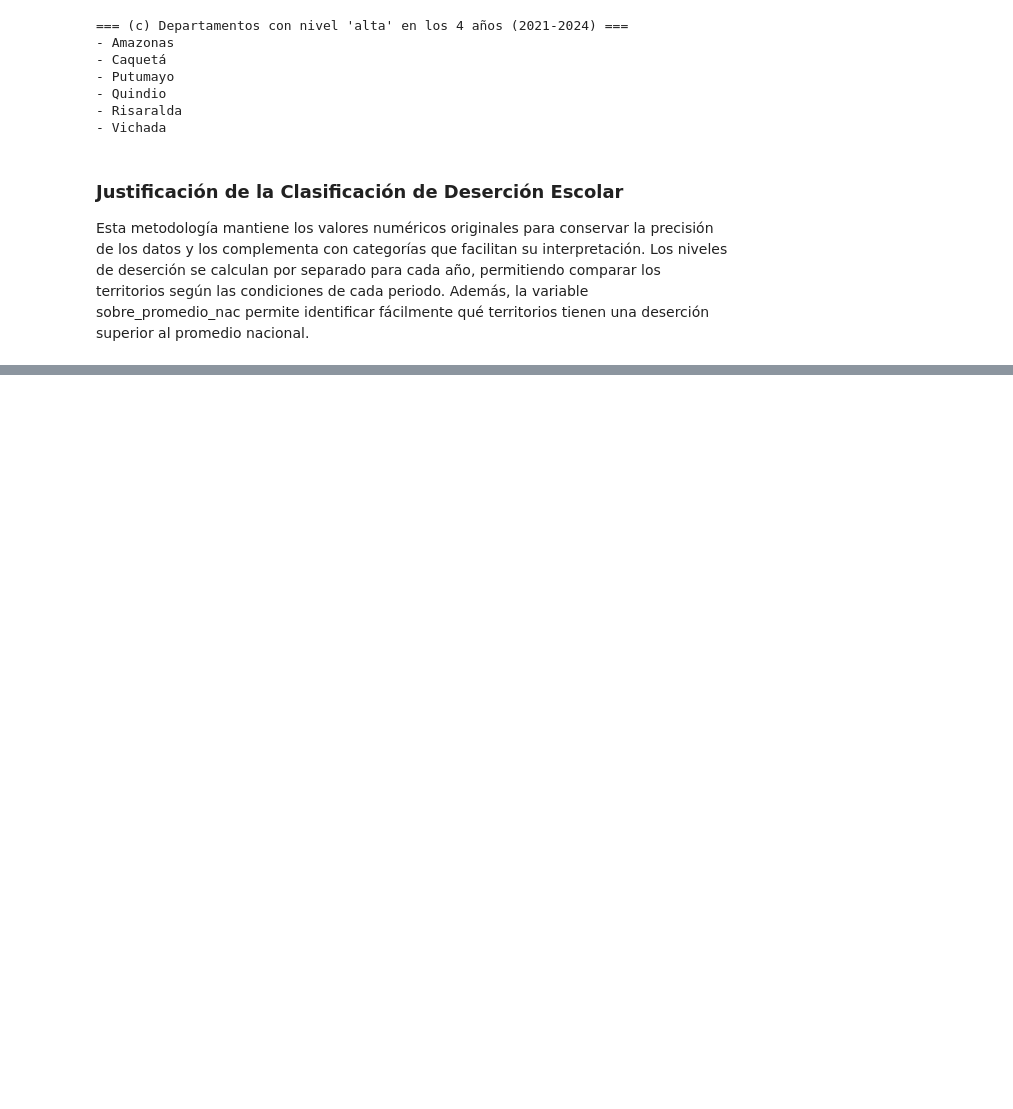
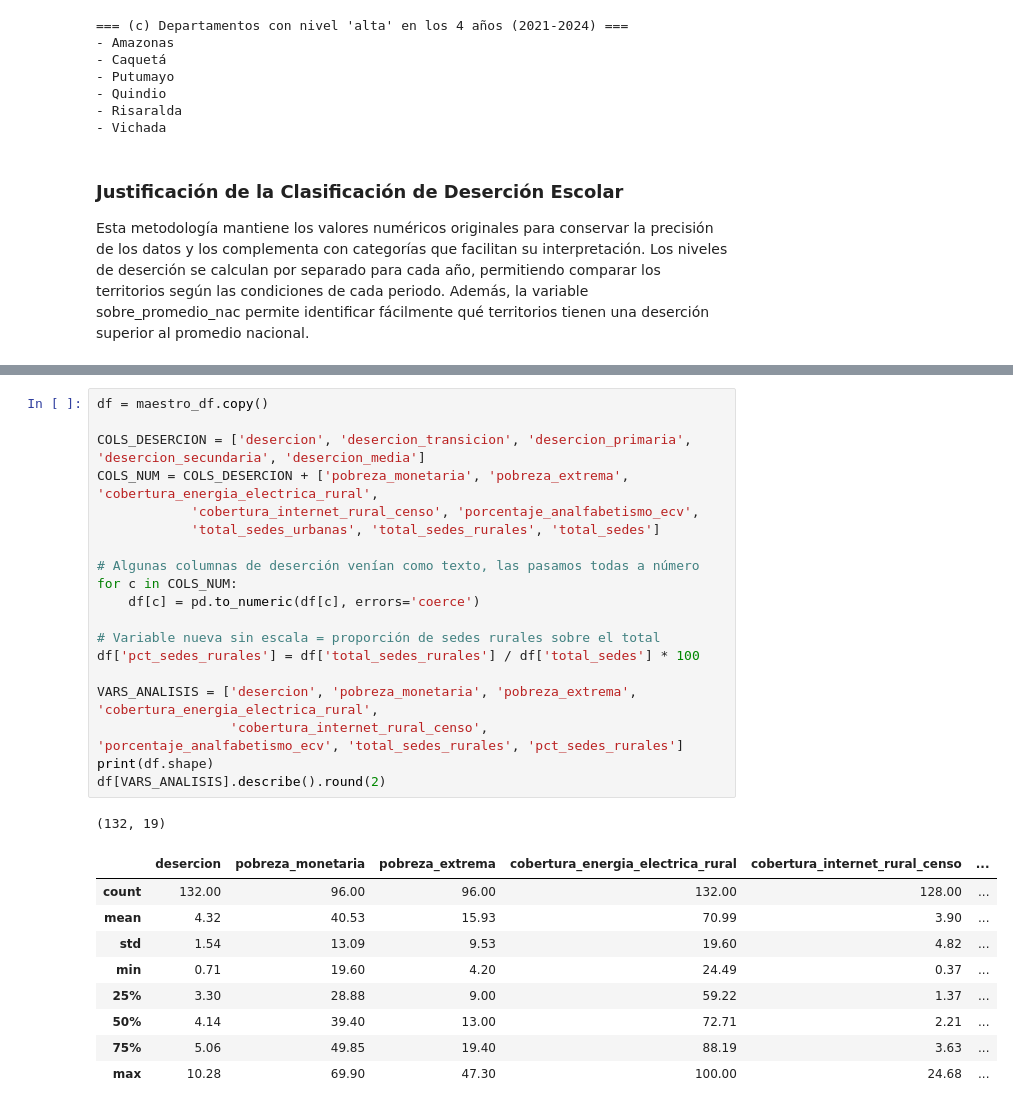
Before and after one commit to emily-escudero/Analitica-Educacion-rural, a Jupyter notebook: Entrega3EducacionRural.ipynb, the cells around one changed output, grey strips where cells are left out. Drawn from its saved outputs; the diff is of its cells as text; blank space fills up the shorter version.

```diff
--- a/Entrega3EducacionRural.ipynb
+++ b/Entrega3EducacionRural.ipynb
@@ -956,0 +968,30 @@ Esta metodología mantiene los valores numéricos originales para conservar la p
+# %%
+df = maestro_df.copy()
+
+COLS_DESERCION = ['desercion', 'desercion_transicion', 'desercion_primaria', 'desercion_secundaria', 'desercion_media']
+COLS_NUM = COLS_DESERCION + ['pobreza_monetaria', 'pobreza_extrema', 'cobertura_energia_electrica_rural',
+            'cobertura_internet_rural_censo', 'porcentaje_analfabetismo_ecv',
+            'total_sedes_urbanas', 'total_sedes_rurales', 'total_sedes']
+
+# Algunas columnas de deserción venían como texto, las pasamos todas a número
+for c in COLS_NUM:
+    df[c] = pd.to_numeric(df[c], errors='coerce')
+
+# Variable nueva sin escala = proporción de sedes rurales sobre el total
+df['pct_sedes_rurales'] = df['total_sedes_rurales'] / df['total_sedes'] * 100
+
+VARS_ANALISIS = ['desercion', 'pobreza_monetaria', 'pobreza_extrema', 'cobertura_energia_electrica_rural',
+                 'cobertura_internet_rural_censo', 'porcentaje_analfabetismo_ecv', 'total_sedes_rurales', 'pct_sedes_rurales']
+print(df.shape)
+df[VARS_ANALISIS].describe().round(2)
+# %% [output]
+(132, 19)
+|  | desercion | pobreza_monetaria | pobreza_extrema | cobertura_energia_electrica_rural | cobertura_internet_rural_censo | ... |
+| count | 132.00 | 96.00 | 96.00 | 132.00 | 128.00 | ... |
+| mean | 4.32 | 40.53 | 15.93 | 70.99 | 3.90 | ... |
+| std | 1.54 | 13.09 | 9.53 | 19.60 | 4.82 | ... |
+| min | 0.71 | 19.60 | 4.20 | 24.49 | 0.37 | ... |
+| 25% | 3.30 | 28.88 | 9.00 | 59.22 | 1.37 | ... |
+| 50% | 4.14 | 39.40 | 13.00 | 72.71 | 2.21 | ... |
+| 75% | 5.06 | 49.85 | 19.40 | 88.19 | 3.63 | ... |
+| max | 10.28 | 69.90 | 47.30 | 100.00 | 24.68 | ... |
```
Also changed, not shown: parts of 12 cells of this notebook.
